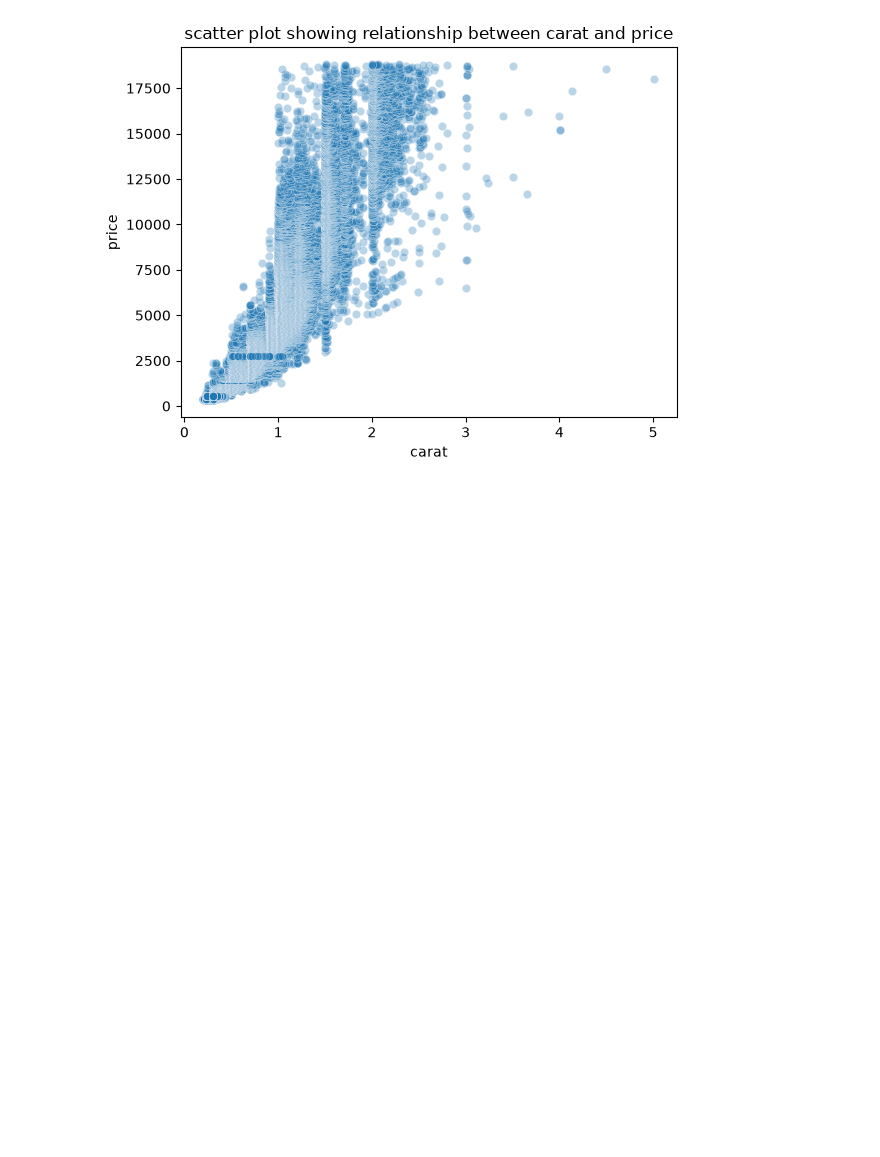
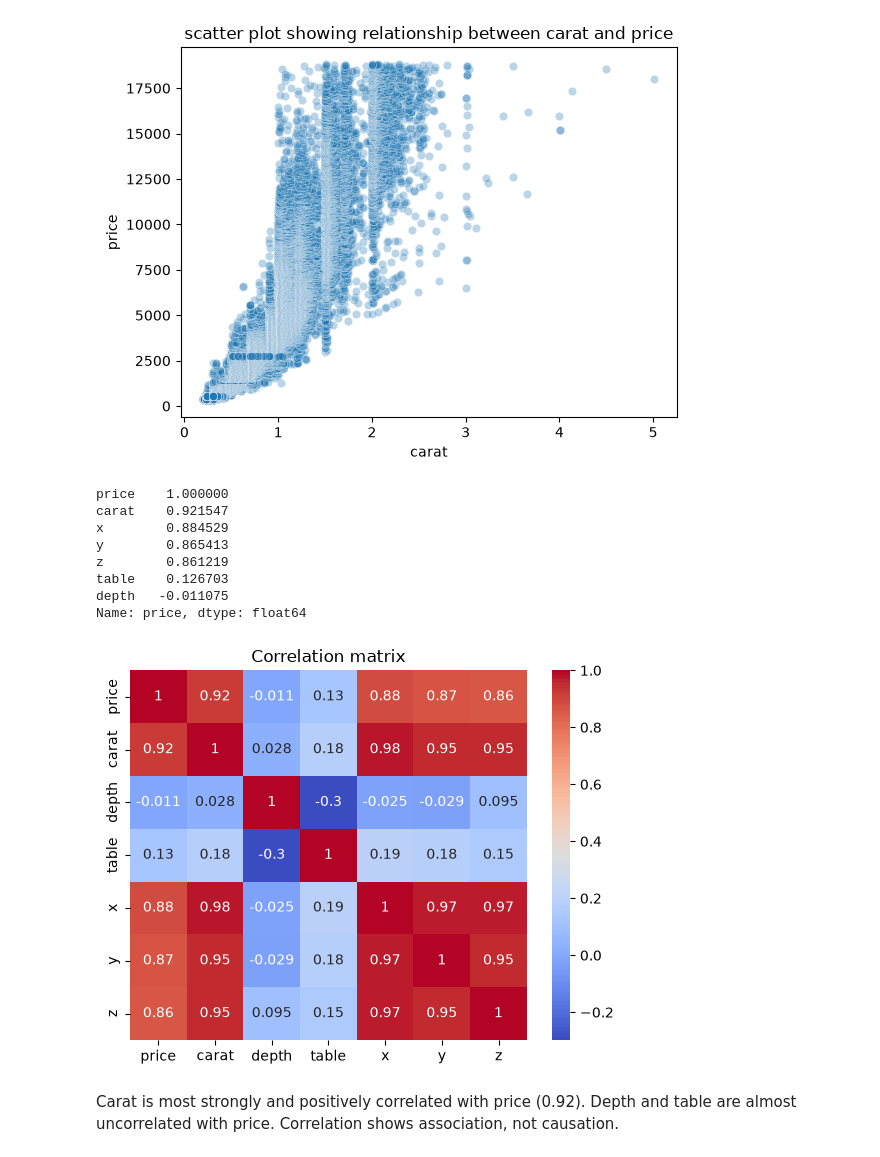
Before and after one commit to sedrackbisogho85-jpg/diamonds_eda, a Jupyter notebook: diamonds.ipynb, the cells around one changed output. Drawn from its saved outputs; the diff is of its cells as text; code cells hidden in the pictures; blank space fills up the shorter version.

Commit message:
Add correlation ranking and heatmap for price

```diff
--- a/diamonds.ipynb
+++ b/diamonds.ipynb
@@ -145,3 +145,23 @@ plt.title(f"scatter plot showing relationship between carat and price")
 plt.show()
 # %% [output]
 [figure]
+# %%
+num = df_clean.select_dtypes(include="number")
+
+print(num.corr()["price"].sort_values(ascending=False))
+
+sns.heatmap( num.corr(), annot=True, cmap="coolwarm")
+plt.title("Correlation matrix")
+plt.show()
+# %% [output]
+price    1.000000
+carat    0.921547
+x        0.884529
+y        0.865413
+z        0.861219
+table    0.126703
+depth   -0.011075
+Name: price, dtype: float64
+[figure, added]
+# %% [markdown]
+Carat is most strongly and positively correlated with price (0.92). Depth and table are almost uncorrelated with price. Correlation shows association, not causation.
```
Also changed, not shown: parts of 2 cells of this notebook.
